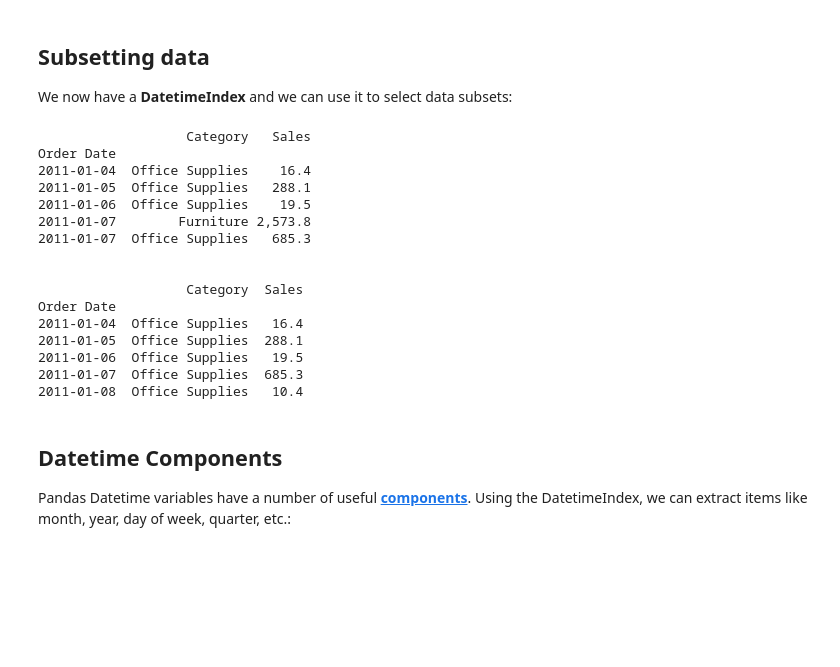
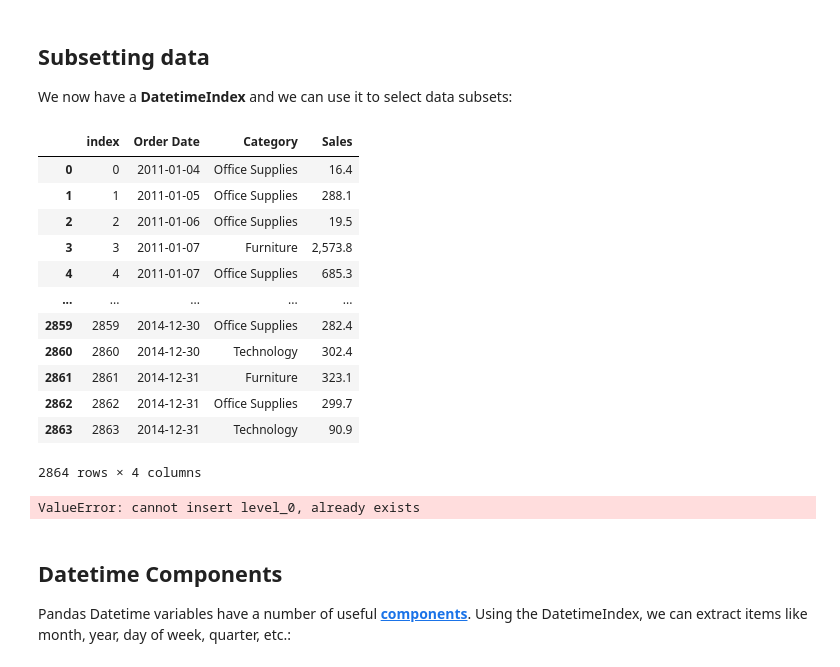
Before and after one commit to iffishells/S-T-S-P-Course-by-coursera, a Jupyter notebook: 6a_LAB_Pandas_TimeSeries/06a_LAB_Pandas_TimeSeries.ipynb, the cells around one changed output. Drawn from its saved outputs; the diff is of its cells as text; code cells hidden in the pictures; blank space fills up the shorter version.

```diff
--- a/6a_LAB_Pandas_TimeSeries/06a_LAB_Pandas_TimeSeries.ipynb
+++ b/6a_LAB_Pandas_TimeSeries/06a_LAB_Pandas_TimeSeries.ipynb
@@ -199,4 +214,5 @@ Let's return to our Pandas DataFrame object:
 print(base.head())
 print('\n Unique categories:')
 print(base['Category'].unique())
+base.reset_index(inplace=True)
 # %% [output]
@@ -240,29 +257,32 @@ DatetimeIndex(['2011-01-04', '2011-01-05', '2011-01-06', '2011-01-07',
 # %% [markdown]
 ## Subsetting data
 We now have a __DatetimeIndex__ and we can use it to select data subsets:
+# %%
+base.reset_index(inplace=True)
+base
+# %% [output]
+|  | index | Order Date | Category | Sales |
+| 0 | 0 | 2011-01-04 | Office Supplies | 16.4 |
+| 1 | 1 | 2011-01-05 | Office Supplies | 288.1 |
+| 2 | 2 | 2011-01-06 | Office Supplies | 19.5 |
+| 3 | 3 | 2011-01-07 | Furniture | 2,573.8 |
+| 4 | 4 | 2011-01-07 | Office Supplies | 685.3 |
+| ... | ... | ... | ... | ... |
+| 2859 | 2859 | 2014-12-30 | Office Supplies | 282.4 |
+| 2860 | 2860 | 2014-12-30 | Technology | 302.4 |
+| 2861 | 2861 | 2014-12-31 | Furniture | 323.1 |
+| 2862 | 2862 | 2014-12-31 | Office Supplies | 299.7 |
+| 2863 | 2863 | 2014-12-31 | Technology | 90.9 |
+2864 rows × 4 columns
 # %%
 # Observations in 2014
+base.reset_index(inplace=True)
 print(base['2011'].head())
 print('\n')
 # Observations in a range of dates, subset of columns:
-print(base[base['Category'] == 'Office Supplies']['2011':'2012-02'].head())
+print(base[base['Category'] == 'Office Supplies']['2011-01-04':'2012-02'].head())
 # %% [output]
-                   Category   Sales
-Order Date
-2011-01-04  Office Supplies    16.4
-2011-01-05  Office Supplies   288.1
-2011-01-06  Office Supplies    19.5
-2011-01-07        Furniture 2,573.8
-2011-01-07  Office Supplies   685.3
-
-
-                   Category  Sales
-Order Date
-2011-01-04  Office Supplies   16.4
-2011-01-05  Office Supplies  288.1
-2011-01-06  Office Supplies   19.5
-2011-01-07  Office Supplies  685.3
-2011-01-08  Office Supplies   10.4
+ValueError: cannot insert level_0, already exists
 # %% [markdown]
 ## Datetime Components
 Pandas Datetime variables have a number of useful __[components](https://pandas.pydata.org/pandas-docs/stable/user_guide/timeseries.html#time-date-components)__.  Using the DatetimeIndex, we can extract items like month, year, day of week, quarter, etc.:
```
Also changed, not shown: parts of 6 cells of this notebook.
